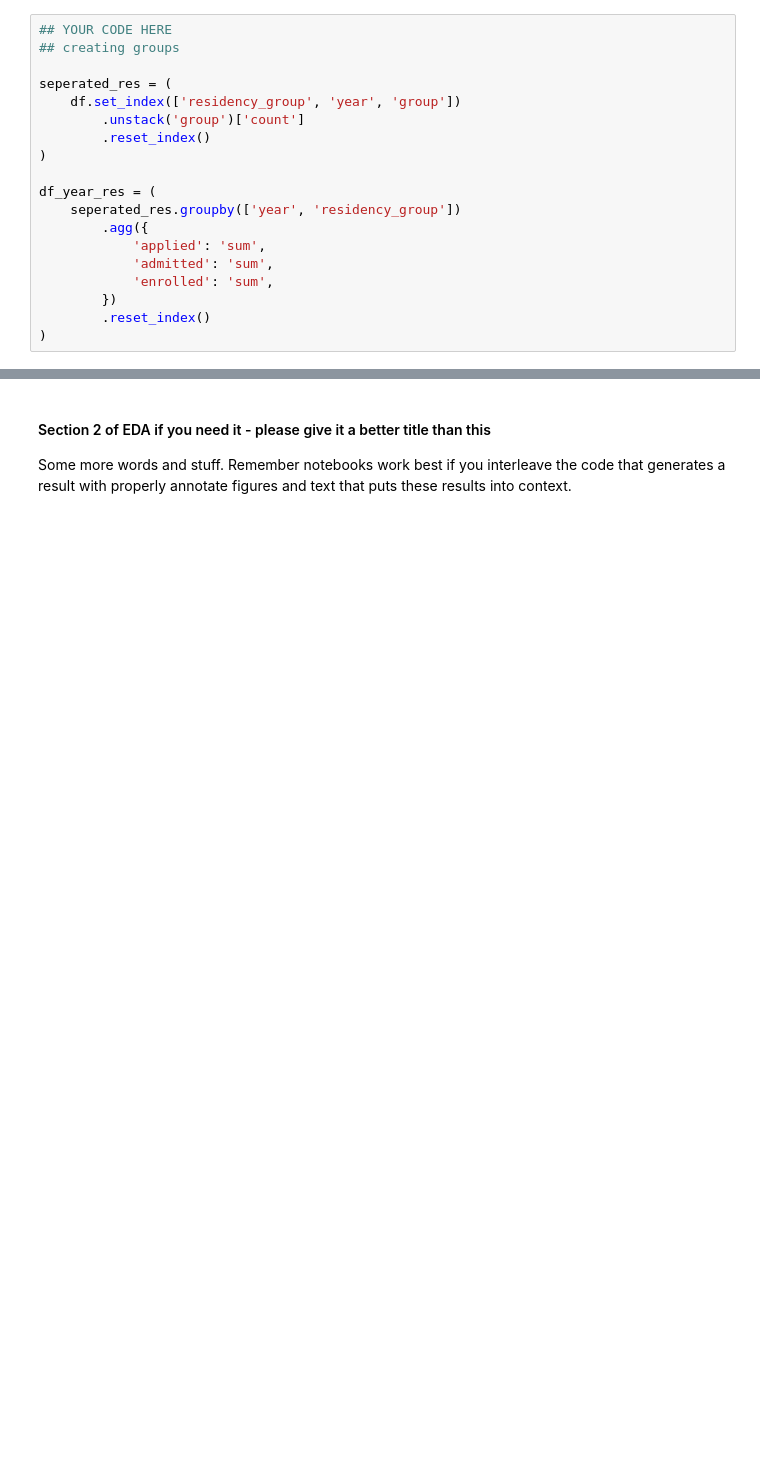
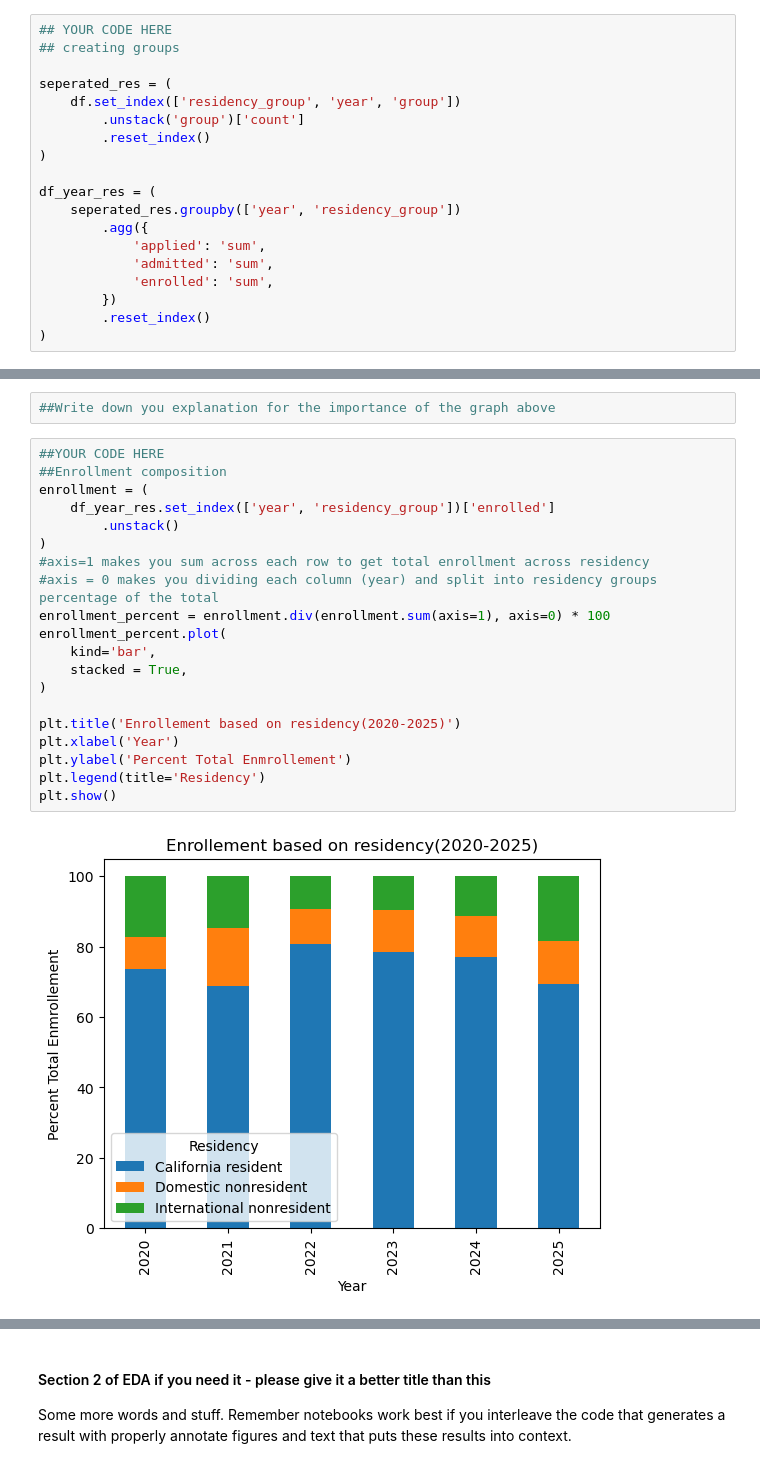
Before and after one commit to COGS108/Group065_WI26, a Jupyter notebook: 02-EDACheckpoint.ipynb, the cells around one changed output, grey strips where cells are left out. Saved outputs shown, nothing was run; the diff lists cells and outputs as text; blank space fills up the shorter version.

```diff
--- a/02-EDACheckpoint.ipynb
+++ b/02-EDACheckpoint.ipynb
@@ -203,0 +235,24 @@ plt.show()
+# %%
+##Write down you explanation for the importance of the graph above
+# %%
+##YOUR CODE HERE
+##Enrollment composition
+enrollment = (
+    df_year_res.set_index(['year', 'residency_group'])['enrolled']
+        .unstack()
+)
+#axis=1 makes you sum across each row to get total enrollment across residency
+#axis = 0 makes you dividing each column (year) and split into residency groups percentage of the total
+enrollment_percent = enrollment.div(enrollment.sum(axis=1), axis=0) * 100
+enrollment_percent.plot(
+    kind='bar',
+    stacked = True,
+)
+
+plt.title('Enrollement based on residency(2020-2025)')
+plt.xlabel('Year')
+plt.ylabel('Percent Total Enmrollement')
+plt.legend(title='Residency')
+plt.show()
+# %% [output]
+[figure, added]
```
Also changed, not shown: parts of 7 cells of this notebook.
